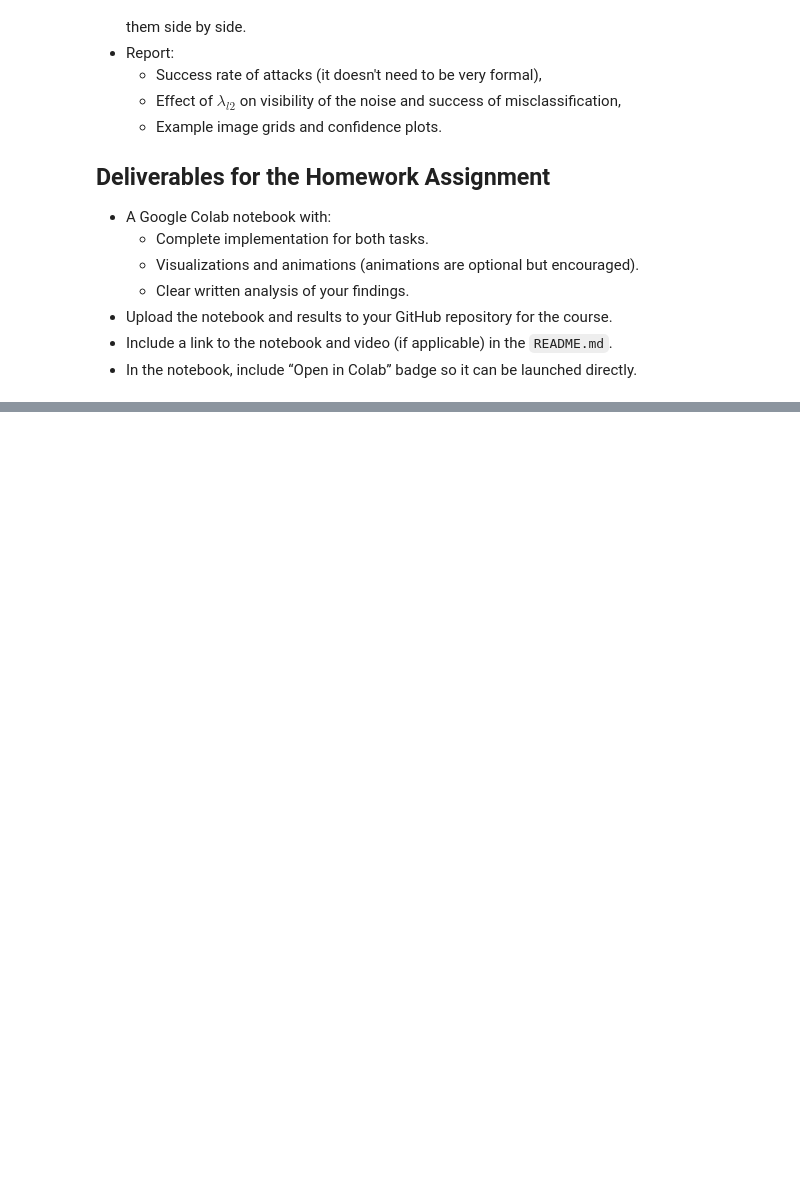
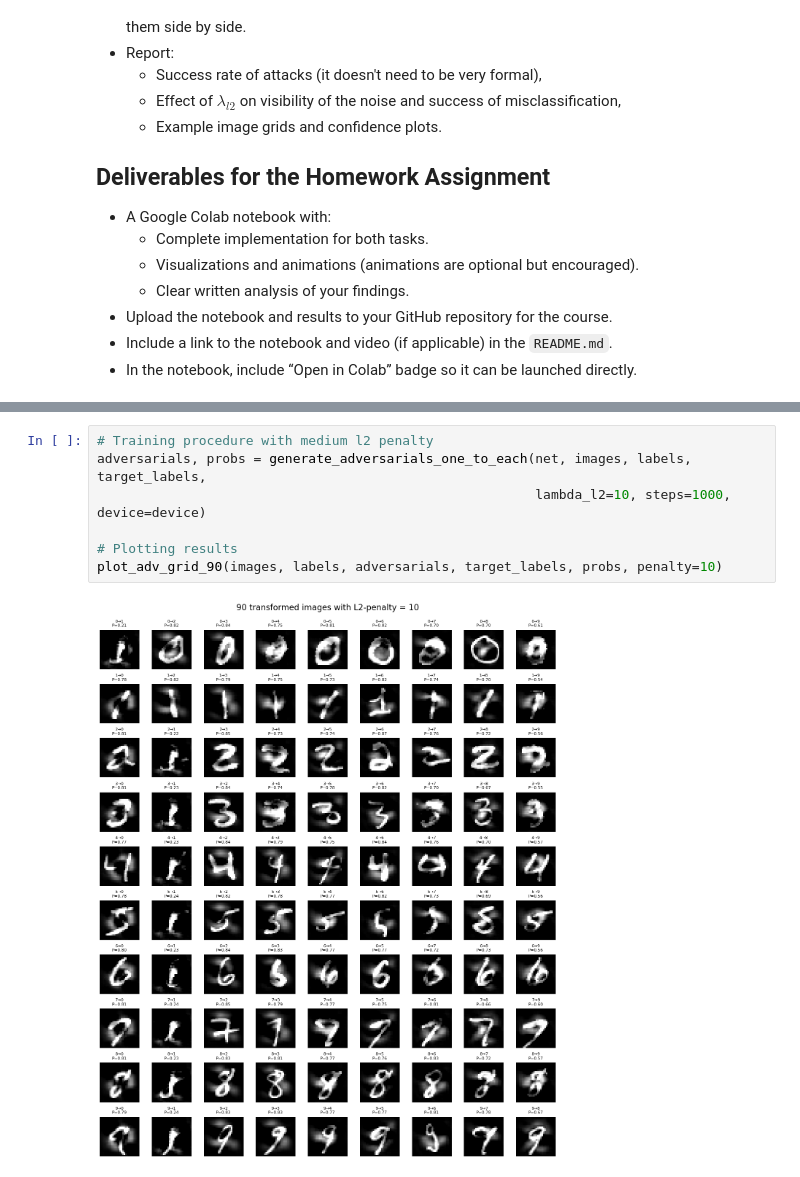
Before and after one commit to Bokocki/135UM-Homework, a Jupyter notebook: Homework10.ipynb, the cells around one changed output, grey strips where cells are left out. Drawn from its saved outputs; the diff is of its cells as text; blank space fills up the shorter version.

```diff
--- a/Homework10.ipynb
+++ b/Homework10.ipynb
@@ -68,0 +430,9 @@ Tune the $\lambda_{l2}$ to find the best range.
+# %%
+# Training procedure with medium l2 penalty
+adversarials, probs = generate_adversarials_one_to_each(net, images, labels, target_labels,
+                                                        lambda_l2=10, steps=1000, device=device)
+
+# Plotting results
+plot_adv_grid_90(images, labels, adversarials, target_labels, probs, penalty=10)
+# %% [output]
+[figure, added]
```
Also changed, not shown: parts of 20 cells of this notebook.
